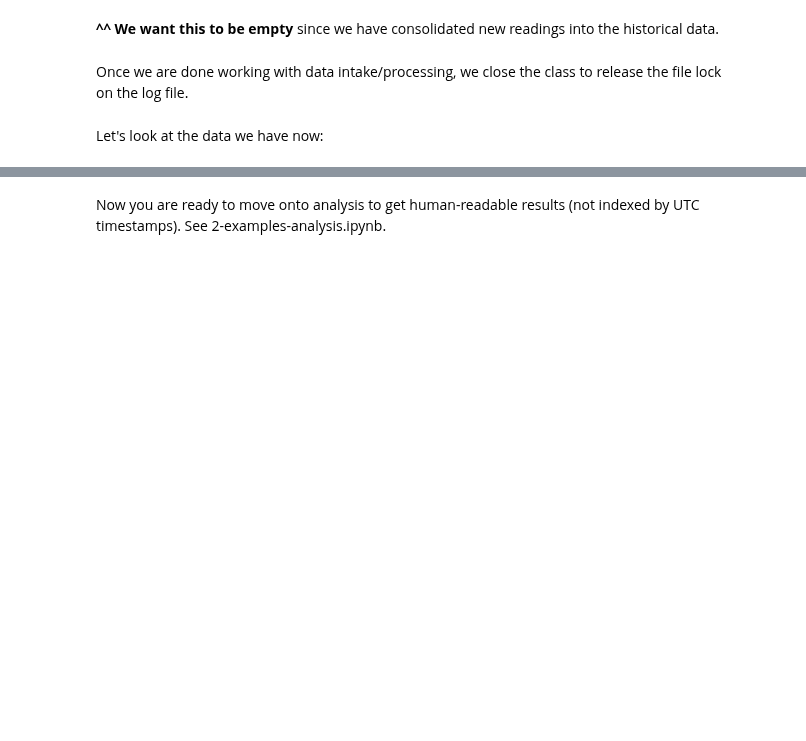
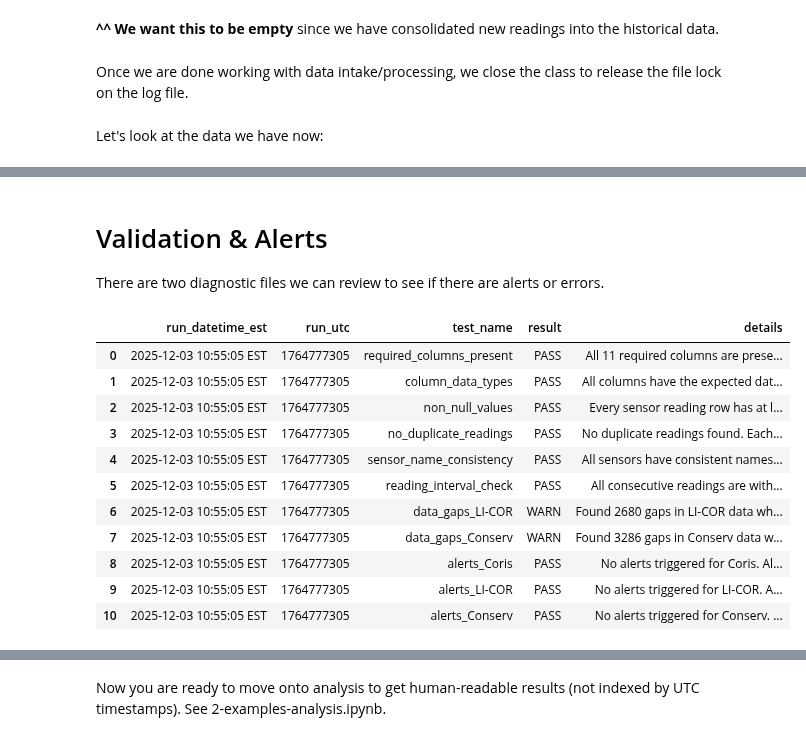
Before and after one commit to Environmental-Pipeline/environmental-sensor-poc, a Jupyter notebook: experiments/1-examples-cron.ipynb, the cells around one changed output, grey strips where cells are left out. Saved outputs shown, nothing was run; the diff lists cells and outputs as text; code cells hidden in the pictures; blank space fills up the shorter version.

```diff
--- a/experiments/1-examples-cron.ipynb
+++ b/experiments/1-examples-cron.ipynb
@@ -161,0 +312,22 @@ ORDER BY sr.SensorReadingUTC
+# %% [markdown]
+# Validation & Alerts
+
+There are two diagnostic files we can review to see if there are alerts or errors.
+# %%
+# Read ../data/validation-results.csv
+import pandas as pd
+validation_results = pd.read_csv('../data/validation-results.csv')
+validation_results
+# %% [output]
+|  | run_datetime_est | run_utc | test_name | result | details |
+| 0 | 2025-12-03 10:55:05 EST | 1764777305 | required_columns_present | PASS | All 11 required columns are prese... |
+| 1 | 2025-12-03 10:55:05 EST | 1764777305 | column_data_types | PASS | All columns have the expected dat... |
+| 2 | 2025-12-03 10:55:05 EST | 1764777305 | non_null_values | PASS | Every sensor reading row has at l... |
+| 3 | 2025-12-03 10:55:05 EST | 1764777305 | no_duplicate_readings | PASS | No duplicate readings found. Each... |
+| 4 | 2025-12-03 10:55:05 EST | 1764777305 | sensor_name_consistency | PASS | All sensors have consistent names... |
+| 5 | 2025-12-03 10:55:05 EST | 1764777305 | reading_interval_check | PASS | All consecutive readings are with... |
+| 6 | 2025-12-03 10:55:05 EST | 1764777305 | data_gaps_LI-COR | WARN | Found 2680 gaps in LI-COR data wh... |
+| 7 | 2025-12-03 10:55:05 EST | 1764777305 | data_gaps_Conserv | WARN | Found 3286 gaps in Conserv data w... |
+| 8 | 2025-12-03 10:55:05 EST | 1764777305 | alerts_Coris | PASS | No alerts triggered for Coris. Al... |
+| 9 | 2025-12-03 10:55:05 EST | 1764777305 | alerts_LI-COR | PASS | No alerts triggered for LI-COR. A... |
+| 10 | 2025-12-03 10:55:05 EST | 1764777305 | alerts_Conserv | PASS | No alerts triggered for Conserv. ... |
```
Also changed, not shown: parts of 18 cells of this notebook, 5 other files.
